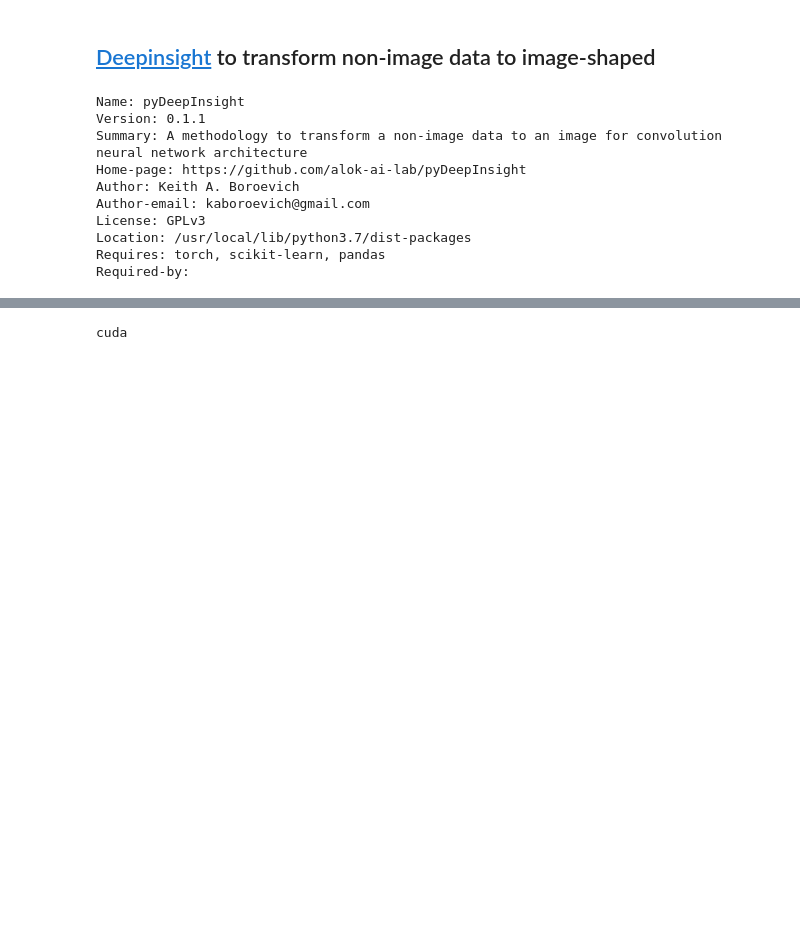
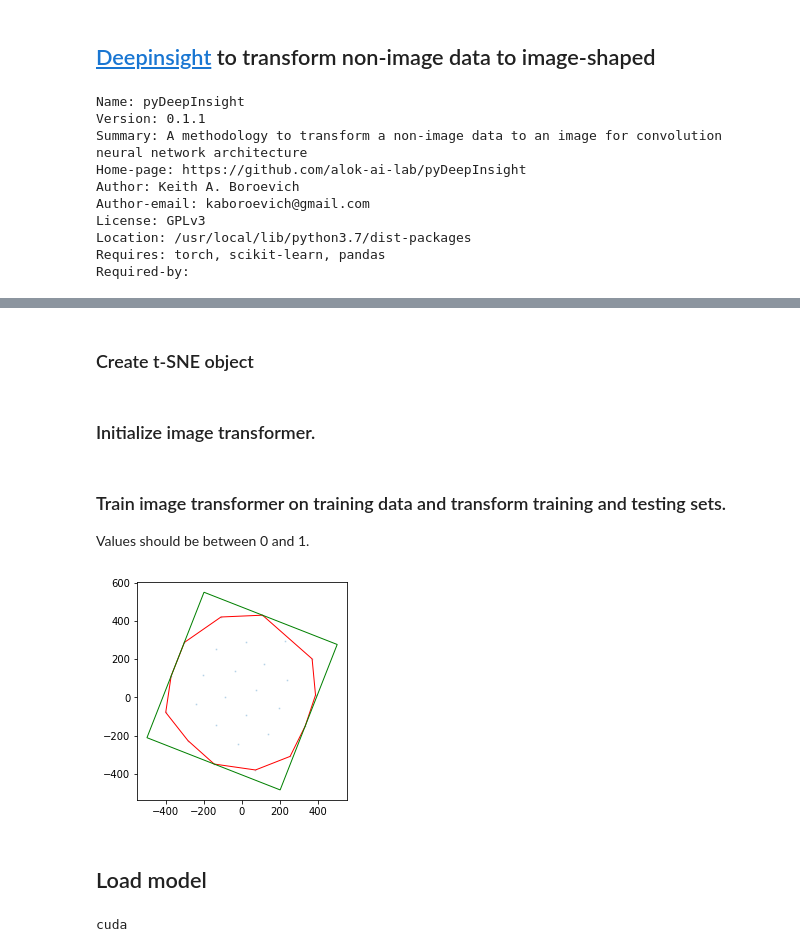
Before and after one commit to superbunny38/Projects, a Jupyter notebook: BloodPressureEstimation.ipynb, the cells around one changed output, grey strips where cells are left out. Saved outputs shown, nothing was run; the diff lists cells and outputs as text; code cells hidden in the pictures; blank space fills up the shorter version.

```diff
--- a/BloodPressureEstimation.ipynb
+++ b/BloodPressureEstimation.ipynb
@@ -1253,0 +1300,7 @@ TypeError: ignored
+# %%
+from sklearn.model_selection import train_test_split
+y = use_df['target'].values
+X = x_df.values
+
+X_train, X_test, y_train, y_test = train_test_split(
+    X, y, test_size=0.2, random_state=23, stratify=y)
@@ -1253,0 +1309,4 @@ TypeError: ignored
+# %%
+ln = LogScaler()
+X_train_norm = ln.fit_transform(X_train)
+X_test_norm = ln.transform(X_test)
@@ -1254,3 +1319,33 @@ TypeError: ignored
+# %% [markdown]
+### Create t-SNE object
+# %%
+from sklearn.manifold import TSNE
+distance_metric = 'cosine'
+reducer = TSNE(
+    n_components=2,
+    metric=distance_metric,
+    square_distances=True,
+    n_jobs=-1
+)
+# %% [markdown]
+### Initialize image transformer.
+# %%
+pixel_size = (227,227)
+it = ImageTransformer(
+    feature_extractor=reducer,
+    pixels=pixel_size)
+# %% [markdown]
+### Train image transformer on training data and transform training and testing sets.
+
+Values should be between 0 and 1.
+# %%
+it.fit(X_train, y=y_train, plot=True)
+X_train_img = it.transform(X_train_norm)
+X_test_img = it.transform(X_test_norm)
+# %% [output]
+[figure, added]
+# %% [markdown]
+## Load model
 # %%
 from torch.nn import Linear
 from torchvision import models
```
Also changed, not shown: parts of 12 cells of this notebook.
